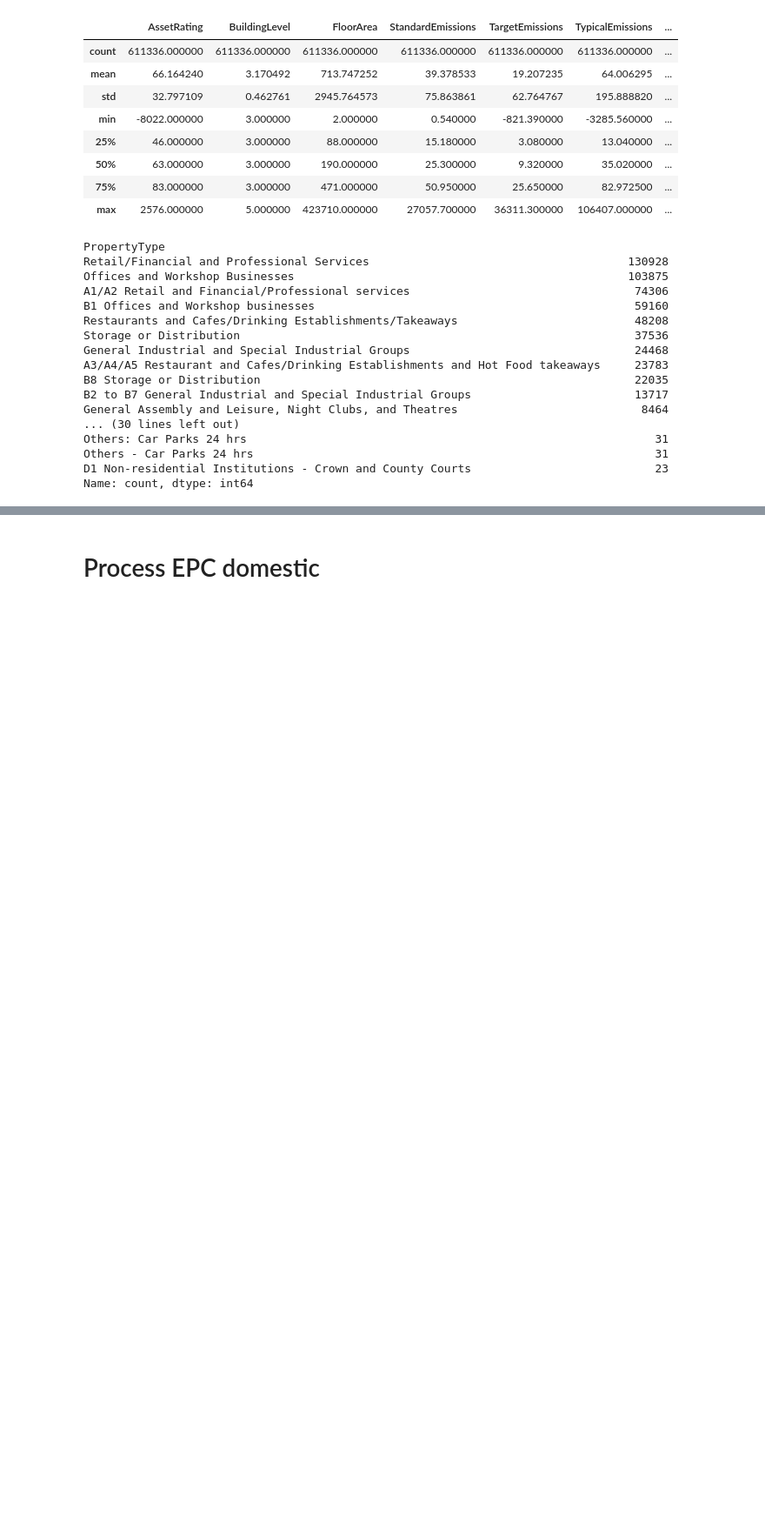
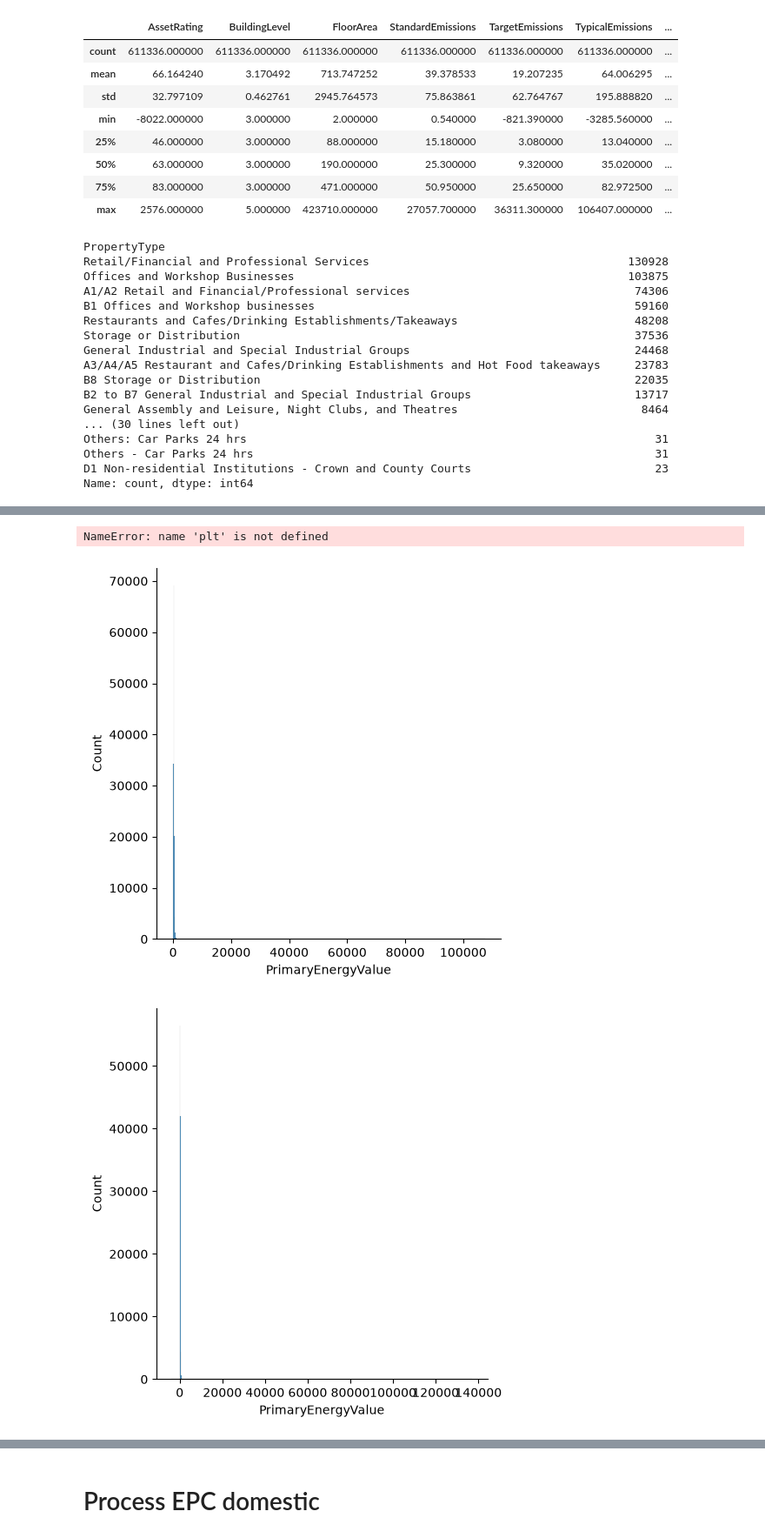
Before and after one commit to iaspidem/epc-learn, a Jupyter notebook: preprocess.ipynb, the cells around one changed output, grey strips where cells are left out. Shown at 87% size. Drawn from its saved outputs; the diff is of its cells as text; code cells hidden in the pictures; blank space fills up the shorter version.

```diff
--- a/preprocess.ipynb
+++ b/preprocess.ipynb
@@ -179,0 +318,13 @@ Name: count, dtype: int64
+# %%
+type_retail_financial = df_nd.iloc[df_nd["PropertyType"]=="Retail/Financial and Professional Services"]
+type_office = df_nd.iloc[df_nd["PropertyType"]=="Offices and Workshop Businesses"]
+type_restaurant = df_nd.iloc[df_nd["PropertyType"]=="Restaurants and Cafes/Drinking Establishments/Takeaways"]
+# %%
+sns.displot(data=type_retail_financial["PrimaryEnergyValue"])
+sns.displot(data=type_office["PrimaryEnergyValue"])
+sns.displot(data=type_restaurant["PrimaryEnergyValue"])
+plt.show()
+# %% [output]
+NameError: name 'plt' is not defined
+[figure, added]
+[figure, added]
```
Also changed, not shown: parts of 16 cells of this notebook.
